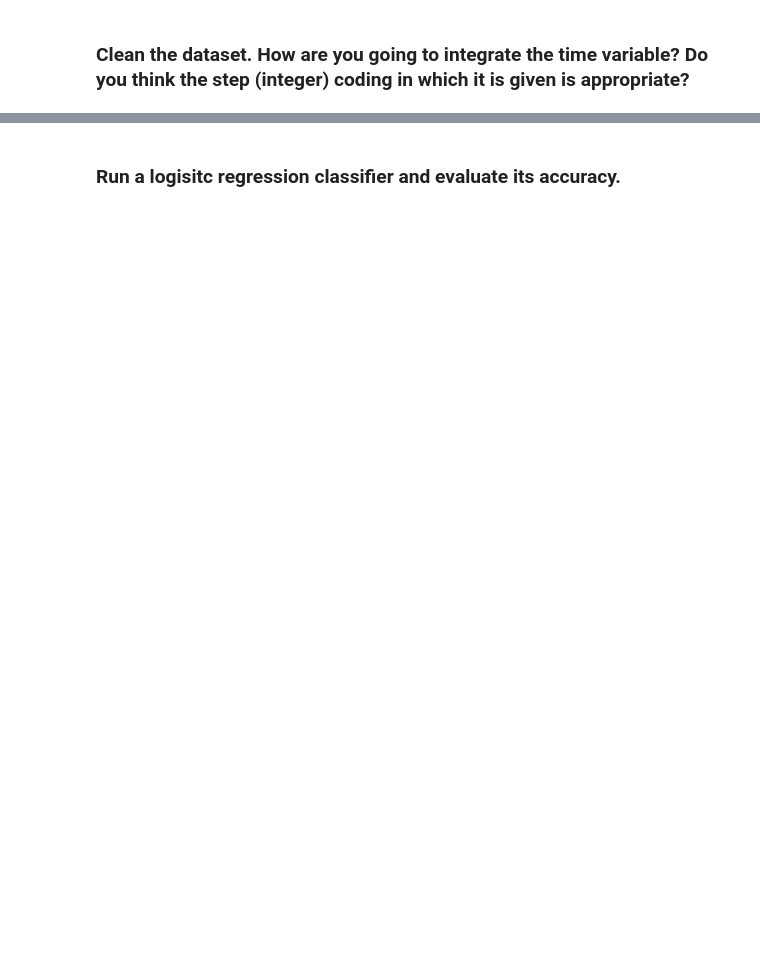
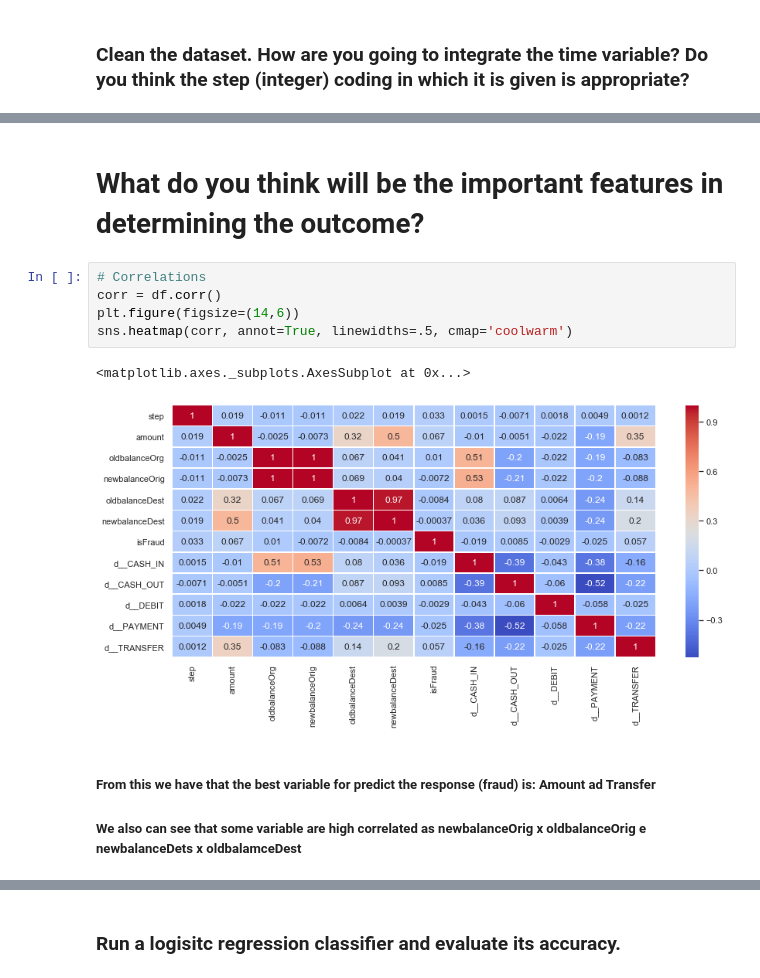
Before and after one commit to ta-data-lis/lab-imbalance, a Jupyter notebook: your-code/lab_imbalance.ipynb, the cells around one changed output, grey strips where cells are left out. Saved outputs shown, nothing was run; the diff lists cells and outputs as text; blank space fills up the shorter version.

```diff
--- a/your-code/lab_imbalance.ipynb
+++ b/your-code/lab_imbalance.ipynb
@@ -21,0 +196,13 @@ Like we disussed in class, when we have noisy data, if we are not careful, we ca
+# %% [markdown]
+#  What do you think will be the important features in determining the outcome?
+# %%
+# Correlations
+corr = df.corr()
+plt.figure(figsize=(14,6))
+sns.heatmap(corr, annot=True, linewidths=.5, cmap='coolwarm')
+# %% [output]
+<matplotlib.axes._subplots.AxesSubplot at 0x...>
+[figure, added]
+# %% [markdown]
+##### From this we have that the best variable for predict the response (fraud) is: Amount ad Transfer
+##### We also can see that some variable are high correlated as newbalanceOrig x oldbalanceOrig e newbalanceDets x oldbalamceDest
```
Also changed, not shown: parts of 34 cells of this notebook, 1 other file.
